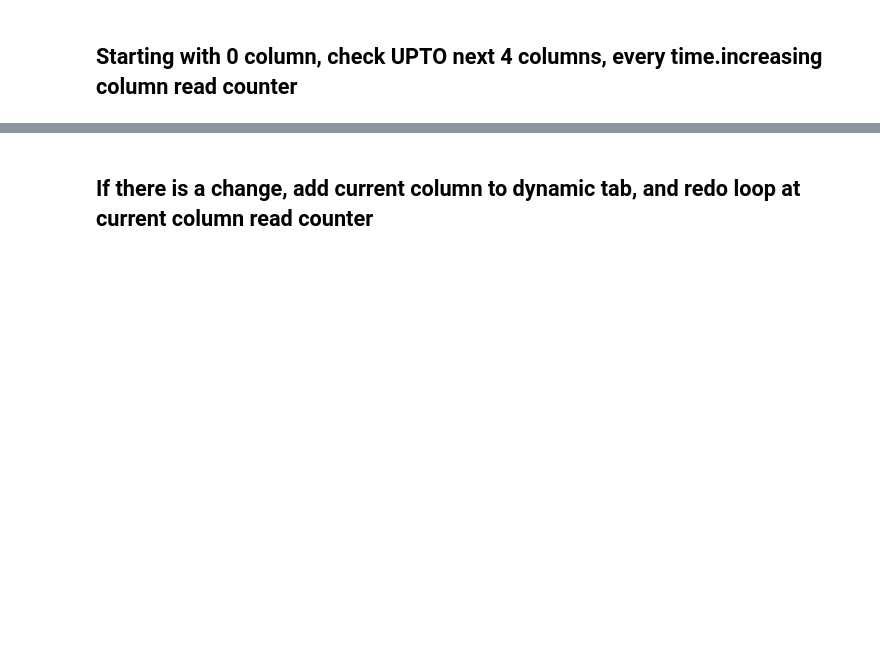
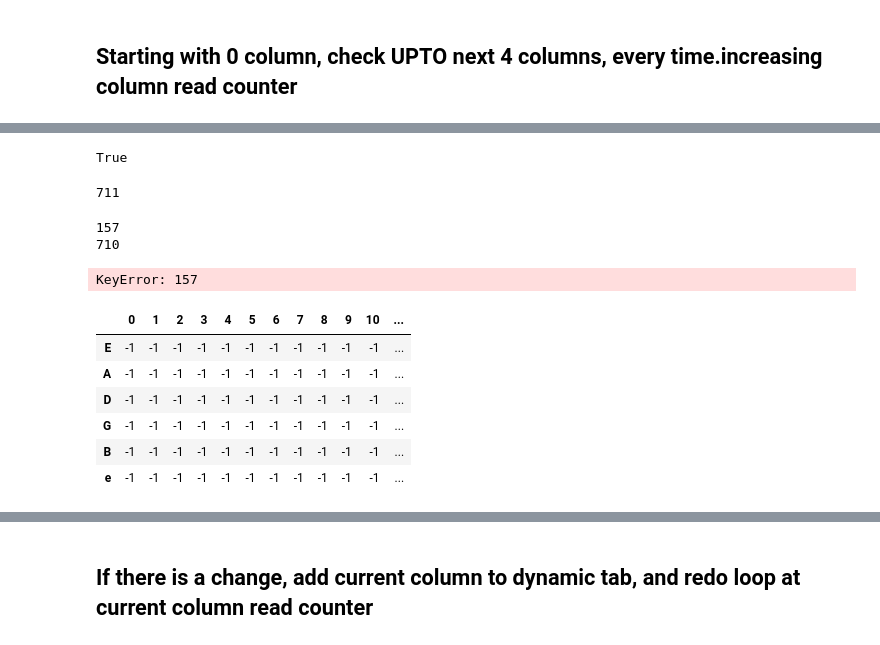
Before and after one commit to hozefazs/autotab, a Jupyter notebook: notebook folder/hoz_display_dynamic_tab.ipynb, the cells around one changed output, grey strips where cells are left out. Drawn from its saved outputs; the diff is of its cells as text; code cells hidden in the pictures; blank space fills up the shorter version.

Commit message:
dynami tab notebok

```diff
--- a/notebook folder/hoz_display_dynamic_tab.ipynb
+++ b/notebook folder/hoz_display_dynamic_tab.ipynb
@@ -78,0 +103,45 @@ model.weights
+# %%
+full_tab[0].equals(full_tab[1])
+# %% [output]
+True
+# %%
+full_tab.shape[1]
+# %% [output]
+711
+# %%
+col_read=0
+col_write=0
+n=5
+total_frames = full_tab.shape[1]
+while col_read < total_frames-1: #keep doing until you reach the last frame
+    changed = False # set changed as false
+    max_col = col_read+n # this is the window from current col + n cols ahead 5/0
+    while ((not changed) and (col_read < max_col) and (col_read < total_frames-1)):  # only if not changed and full window not checked
+        if not full_tab[col_read].equals(full_tab[col_read+1]):
+            # if current column doesnt equal next column, meaning change
+            dynamic_tab[col_write] = full_tab[col_read] # write this col to the dynamic tab
+            col_write = col_write + 1 # advance the write counter
+            changed = True # set changed to true
+        col_read = col_read + 1 # advance the read counter, either ways
+    if not changed: # this means the entire window was checked but no change
+        dynamic_tab[col_write] = full_tab[col_read-1] # so write the last entry of this window
+        col_write = col_write + 1  # advance the write counter
+print(col_write)
+print(col_read)
+#need to take care of the last column
+if not dynamic_tab[col_write].equals(full_tab[col_read]):#if last written doesnt equal to last col in full_tab
+    dynamic_tab[col_write + 1] = full_tab[col_read] #write this column
+# %% [output]
+157
+710
+KeyError: 157
+# %%
+full_tab.loc[:, 0:15]
+# %% [output]
+|  | 0 | 1 | 2 | 3 | 4 | 5 | 6 | 7 | 8 | 9 | 10 | ... |
+| E | -1 | -1 | -1 | -1 | -1 | -1 | -1 | -1 | -1 | -1 | -1 | ... |
+| A | -1 | -1 | -1 | -1 | -1 | -1 | -1 | -1 | -1 | -1 | -1 | ... |
+| D | -1 | -1 | -1 | -1 | -1 | -1 | -1 | -1 | -1 | -1 | -1 | ... |
+| G | -1 | -1 | -1 | -1 | -1 | -1 | -1 | -1 | -1 | -1 | -1 | ... |
+| B | -1 | -1 | -1 | -1 | -1 | -1 | -1 | -1 | -1 | -1 | -1 | ... |
+| e | -1 | -1 | -1 | -1 | -1 | -1 | -1 | -1 | -1 | -1 | -1 | ... |
```
Also changed, not shown: parts of 17 cells of this notebook.
